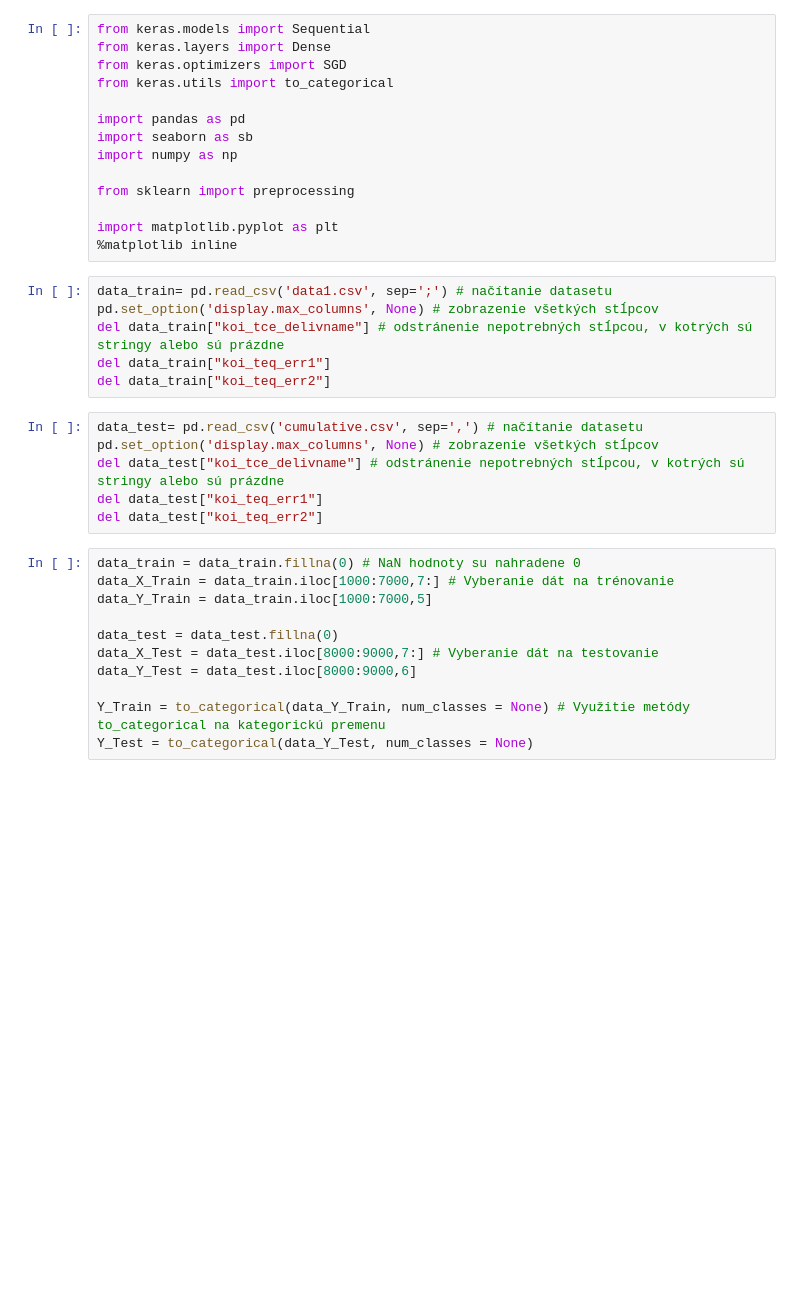
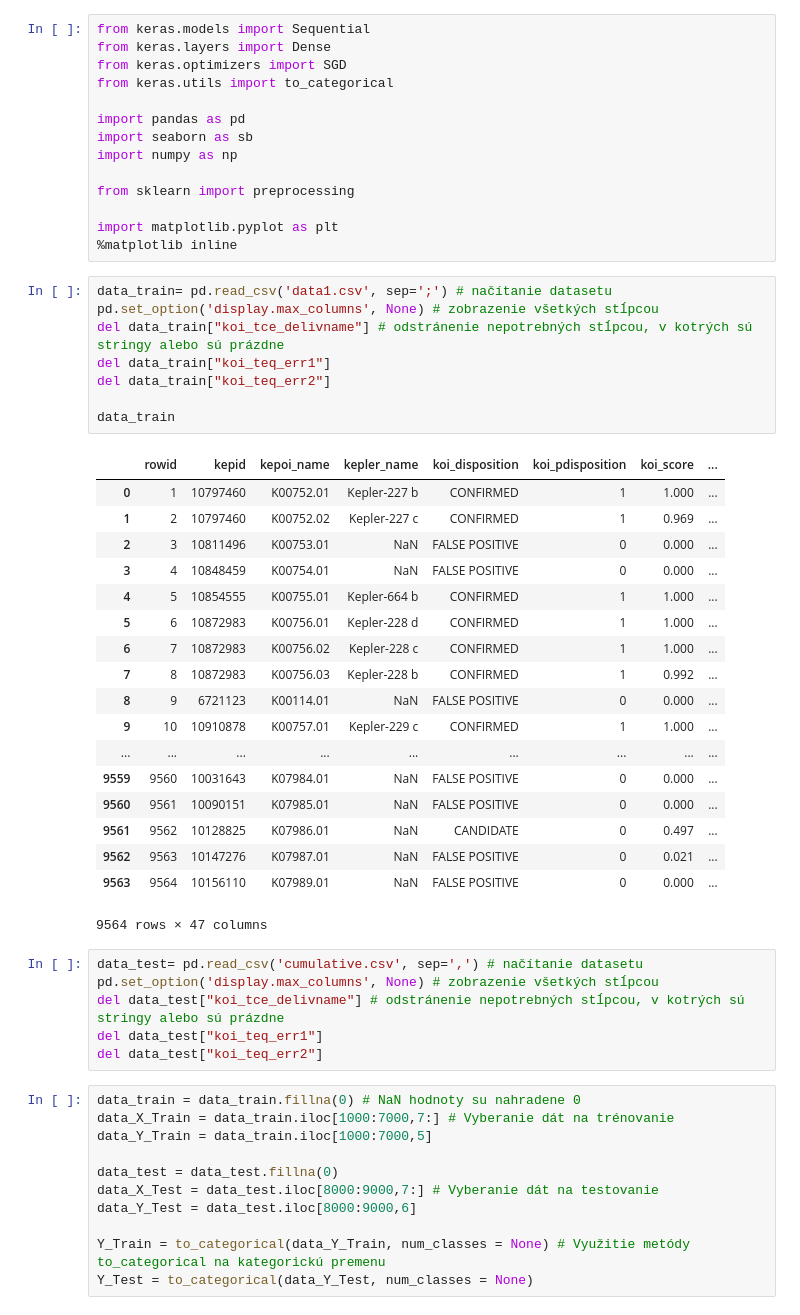
Before and after one commit to TiborBartos/Bartos_NS2019, a Jupyter notebook: Kepler_projekt.ipynb, the cells around one changed output. Drawn from its saved outputs; the diff is of its cells as text; blank space fills up the shorter version.

```diff
--- a/Kepler_projekt.ipynb
+++ b/Kepler_projekt.ipynb
@@ -14,13 +14,34 @@ import matplotlib.pyplot as plt
 %matplotlib inline
 # %%
 data_train= pd.read_csv('data1.csv', sep=';') # načítanie datasetu
-pd.set_option('display.max_columns', None) # zobrazenie všetkých stĺpcov
+pd.set_option('display.max_columns', None) # zobrazenie všetkých stĺpcou
 del data_train["koi_tce_delivname"] # odstránenie nepotrebných stĺpcou, v kotrých sú stringy alebo sú prázdne
 del data_train["koi_teq_err1"]
 del data_train["koi_teq_err2"]
+
+data_train
+# %% [output]
+|  | rowid | kepid | kepoi_name | kepler_name | koi_disposition | koi_pdisposition | koi_score | ... |
+| 0 | 1 | 10797460 | K00752.01 | Kepler-227 b | CONFIRMED | 1 | 1.000 | ... |
+| 1 | 2 | 10797460 | K00752.02 | Kepler-227 c | CONFIRMED | 1 | 0.969 | ... |
+| 2 | 3 | 10811496 | K00753.01 | NaN | FALSE POSITIVE | 0 | 0.000 | ... |
+| 3 | 4 | 10848459 | K00754.01 | NaN | FALSE POSITIVE | 0 | 0.000 | ... |
+| 4 | 5 | 10854555 | K00755.01 | Kepler-664 b | CONFIRMED | 1 | 1.000 | ... |
+| 5 | 6 | 10872983 | K00756.01 | Kepler-228 d | CONFIRMED | 1 | 1.000 | ... |
+| 6 | 7 | 10872983 | K00756.02 | Kepler-228 c | CONFIRMED | 1 | 1.000 | ... |
+| 7 | 8 | 10872983 | K00756.03 | Kepler-228 b | CONFIRMED | 1 | 0.992 | ... |
+| 8 | 9 | 6721123 | K00114.01 | NaN | FALSE POSITIVE | 0 | 0.000 | ... |
+| 9 | 10 | 10910878 | K00757.01 | Kepler-229 c | CONFIRMED | 1 | 1.000 | ... |
+| ... | ... | ... | ... | ... | ... | ... | ... | ... |
+| 9559 | 9560 | 10031643 | K07984.01 | NaN | FALSE POSITIVE | 0 | 0.000 | ... |
+| 9560 | 9561 | 10090151 | K07985.01 | NaN | FALSE POSITIVE | 0 | 0.000 | ... |
+| 9561 | 9562 | 10128825 | K07986.01 | NaN | CANDIDATE | 0 | 0.497 | ... |
+| 9562 | 9563 | 10147276 | K07987.01 | NaN | FALSE POSITIVE | 0 | 0.021 | ... |
+| 9563 | 9564 | 10156110 | K07989.01 | NaN | FALSE POSITIVE | 0 | 0.000 | ... |
+9564 rows × 47 columns
 # %%
 data_test= pd.read_csv('cumulative.csv', sep=',') # načítanie datasetu
-pd.set_option('display.max_columns', None) # zobrazenie všetkých stĺpcov
+pd.set_option('display.max_columns', None) # zobrazenie všetkých stĺpcou
 del data_test["koi_tce_delivname"] # odstránenie nepotrebných stĺpcou, v kotrých sú stringy alebo sú prázdne
 del data_test["koi_teq_err1"]
 del data_test["koi_teq_err2"]
```
Also changed, not shown: parts of 4 cells of this notebook.
